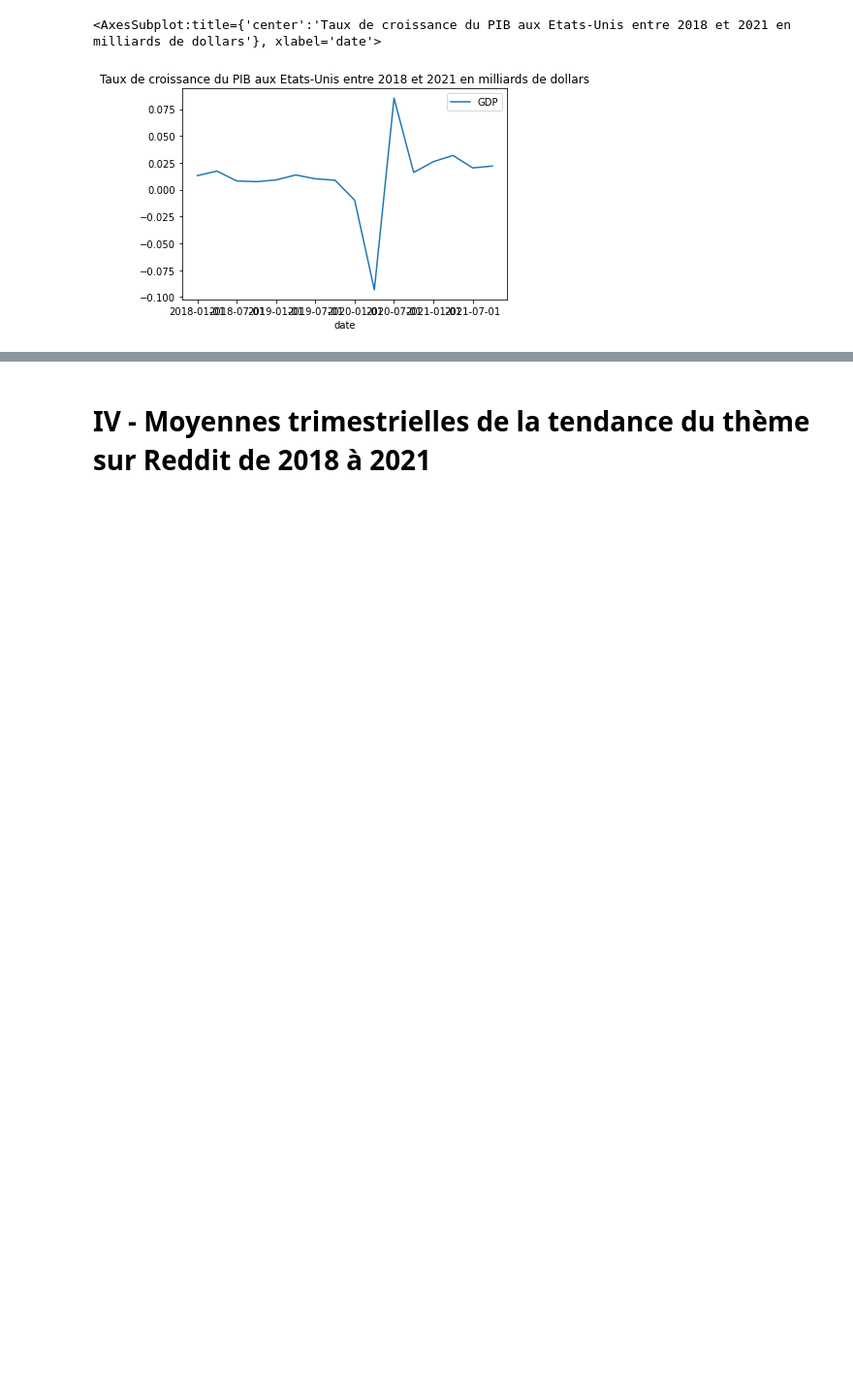
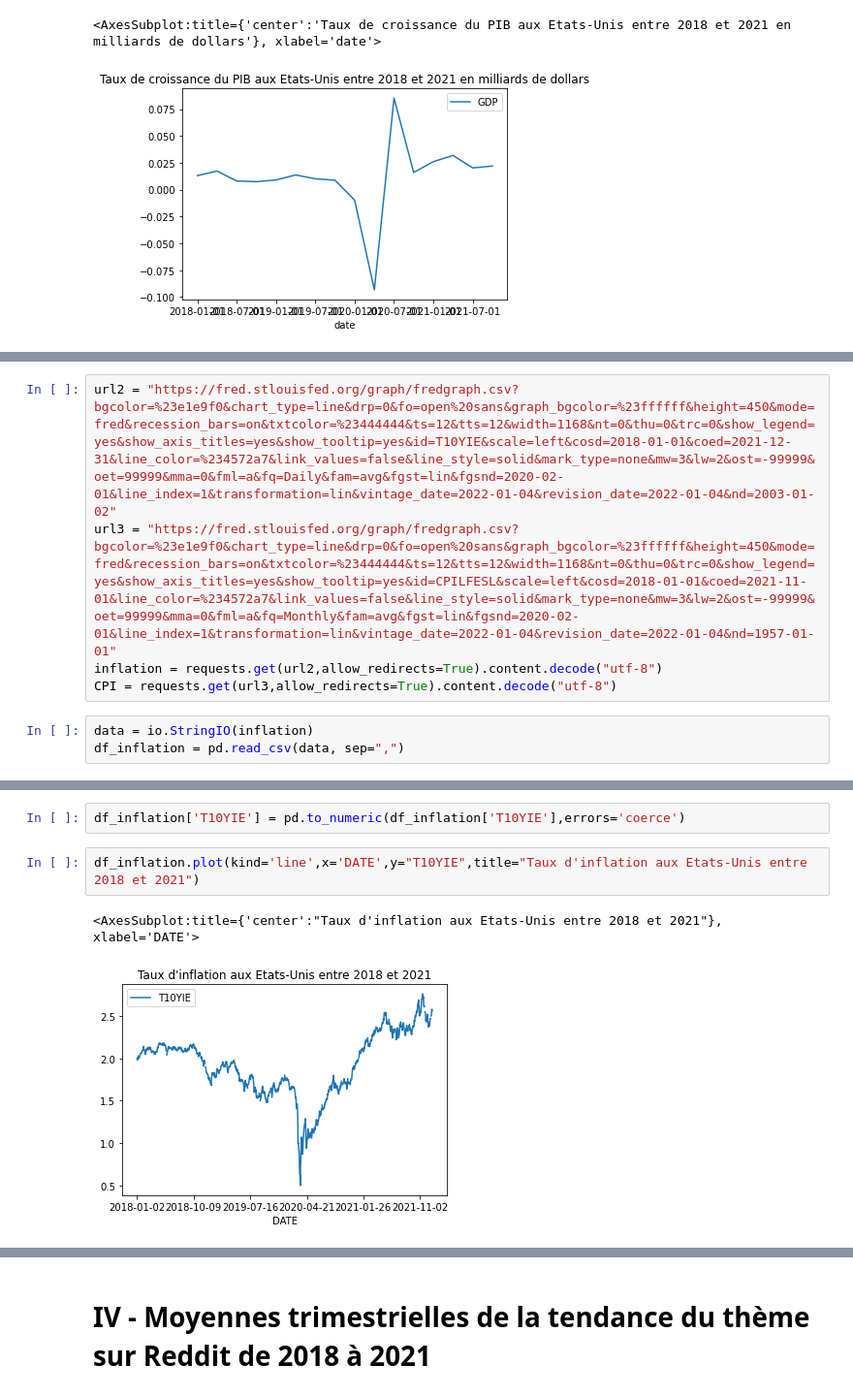
Before and after one commit to nTollot/Projet-programmation, a Jupyter notebook: Web Scraping on Reddit .ipynb, the cells around one changed output, grey strips where cells are left out. Shown at 97% size. Cells and saved outputs as stored; diff of their text form; blank space fills up the shorter version.

```diff
--- a/Web Scraping on Reddit .ipynb
+++ b/Web Scraping on Reddit .ipynb
@@ -172,0 +176,8 @@ de dollars')
+# %%
+url2 = "https://fred.stlouisfed.org/graph/fredgraph.csv?bgcolor=%23e1e9f0&chart_type=line&drp=0&fo=open%20sans&graph_bgcolor=%23ffffff&height=450&mode=fred&recession_bars=on&txtcolor=%23444444&ts=12&tts=12&width=1168&nt=0&thu=0&trc=0&show_legend=yes&show_axis_titles=yes&show_tooltip=yes&id=T10YIE&scale=left&cosd=2018-01-01&coed=2021-12-31&line_color=%234572a7&link_values=false&line_style=solid&mark_type=none&mw=3&lw=2&ost=-99999&oet=99999&mma=0&fml=a&fq=Daily&fam=avg&fgst=lin&fgsnd=2020-02-01&line_index=1&transformation=lin&vintage_date=2022-01-04&revision_date=2022-01-04&nd=2003-01-02"
+url3 = "https://fred.stlouisfed.org/graph/fredgraph.csv?bgcolor=%23e1e9f0&chart_type=line&drp=0&fo=open%20sans&graph_bgcolor=%23ffffff&height=450&mode=fred&recession_bars=on&txtcolor=%23444444&ts=12&tts=12&width=1168&nt=0&thu=0&trc=0&show_legend=yes&show_axis_titles=yes&show_tooltip=yes&id=CPILFESL&scale=left&cosd=2018-01-01&coed=2021-11-01&line_color=%234572a7&link_values=false&line_style=solid&mark_type=none&mw=3&lw=2&ost=-99999&oet=99999&mma=0&fml=a&fq=Monthly&fam=avg&fgst=lin&fgsnd=2020-02-01&line_index=1&transformation=lin&vintage_date=2022-01-04&revision_date=2022-01-04&nd=1957-01-01"
+inflation = requests.get(url2,allow_redirects=True).content.decode("utf-8")
+CPI = requests.get(url3,allow_redirects=True).content.decode("utf-8")
+# %%
+data = io.StringIO(inflation)
+df_inflation = pd.read_csv(data, sep=",")
@@ -172,0 +193,7 @@ de dollars')
+# %%
+df_inflation['T10YIE'] = pd.to_numeric(df_inflation['T10YIE'],errors='coerce')
+# %%
+df_inflation.plot(kind='line',x='DATE',y="T10YIE",title="Taux d'inflation aux Etats-Unis entre 2018 et 2021")
+# %% [output]
+<AxesSubplot:title={'center':"Taux d'inflation aux Etats-Unis entre 2018 et 2021"}, xlabel='DATE'>
+[figure, added]
```
Also changed, not shown: parts of 8 cells of this notebook.
